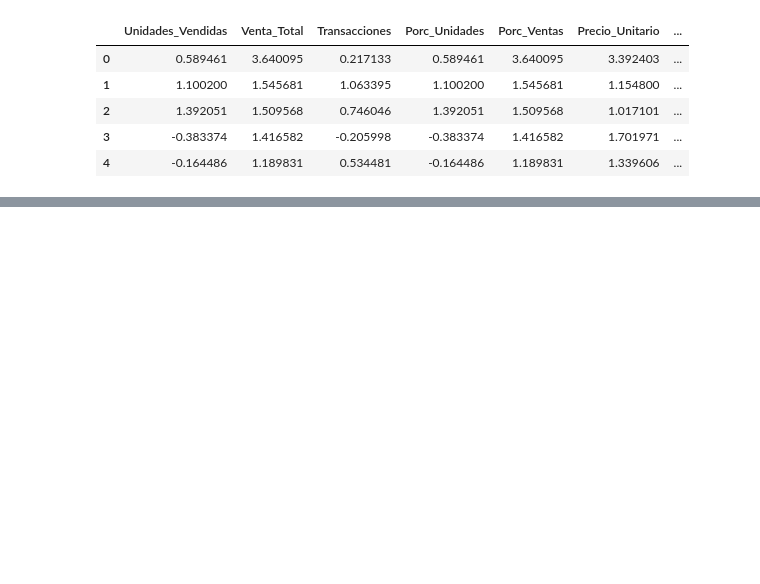
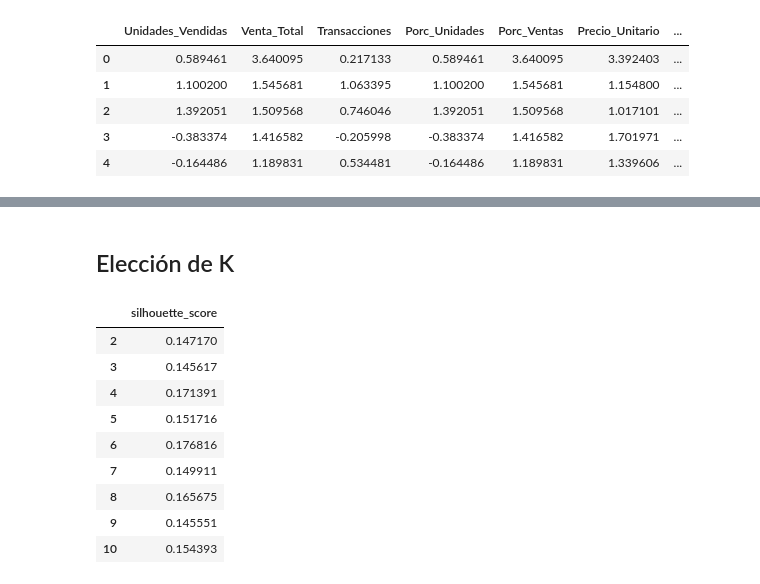
Before and after one commit to Polito9/Sales-Pattern-Analysis, a Jupyter notebook: notebooks/Clustering.ipynb, the cells around one changed output, grey strips where cells are left out. Saved outputs shown, nothing was run; the diff lists cells and outputs as text; code cells hidden in the pictures; blank space fills up the shorter version.

Commit message:
Elbow mathod and silhouette scores

```diff
--- a/notebooks/Clustering.ipynb
+++ b/notebooks/Clustering.ipynb
@@ -129,0 +96,30 @@ X_prod_scaled
+# %% [markdown]
+## Elección de K
+# %%
+# Usando KMeans para determinar el numero de clusters
+
+k_values = [i for i in range(2, 11)]
+inertias = []
+silhouette_scores_kmeans = []
+
+for k in k_values:
+    k_means = KMeans(n_clusters=k, random_state=42, n_init='auto')
+    cluster_labels = k_means.fit_predict(X_prod_scaled)
+    inertias.append(k_means.inertia_)
+    #print(k_means.labels_)
+    silhouette_scores_kmeans.append({'silhouette_score': silhouette_score(X_prod_scaled, cluster_labels)})
+
+summary_scores_kmeans = pd.DataFrame(silhouette_scores_kmeans, index=k_values)
+
+summary_scores_kmeans
+# %% [output]
+|  | silhouette_score |
+| 2 | 0.147170 |
+| 3 | 0.145617 |
+| 4 | 0.171391 |
+| 5 | 0.151716 |
+| 6 | 0.176816 |
+| 7 | 0.149911 |
+| 8 | 0.165675 |
+| 9 | 0.145551 |
+| 10 | 0.154393 |
```
Also changed, not shown: parts of 8 cells of this notebook, 2 other files.
